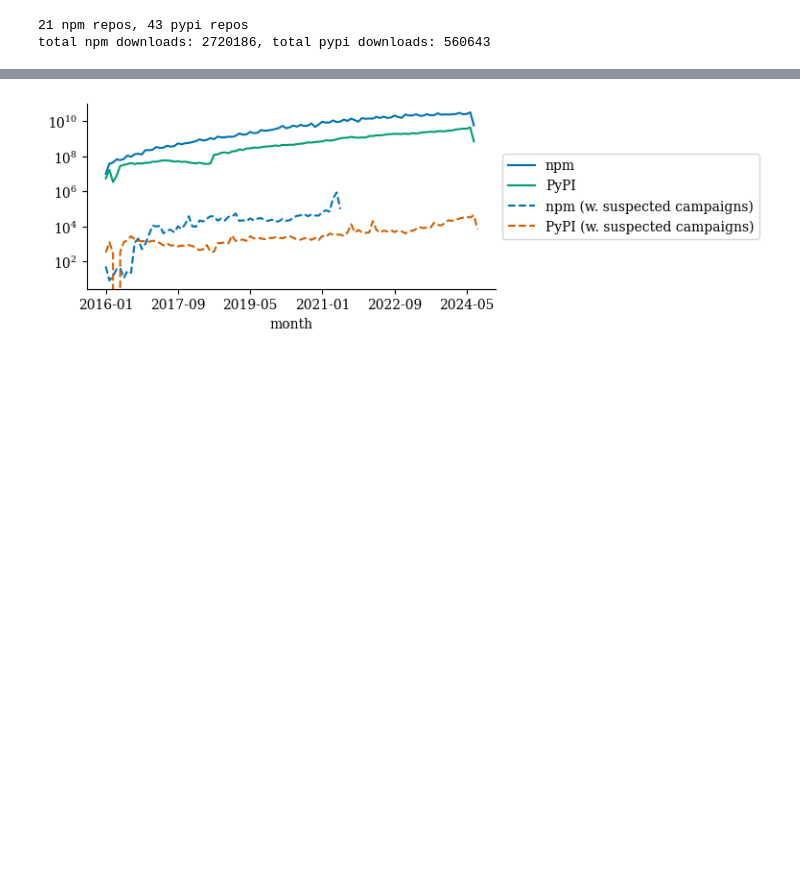
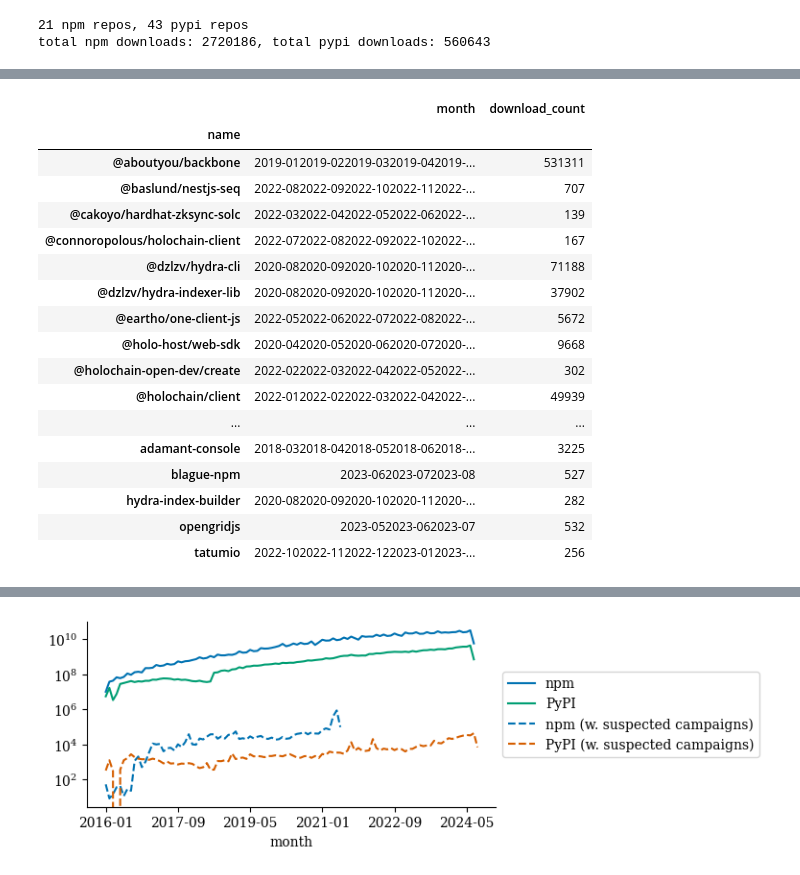
Before and after one commit to hehao98/StarScout, a Jupyter notebook: rq1-supply-chain.ipynb, the cells around one changed output, grey strips where cells are left out. Saved outputs shown, nothing was run; the diff lists cells and outputs as text; code cells hidden in the pictures; blank space fills up the shorter version.

```diff
--- a/rq2-supply-chain.ipynb
+++ b/rq1-supply-chain.ipynb
@@ -30,0 +43,21 @@ total npm downloads: 2720186, total pypi downloads: 560643
+# %%
+npm_downloads.groupby("name").sum()
+# %% [output]
+|  | month | download_count |
+| name |  |  |
+| @aboutyou/backbone | 2019-012019-022019-032019-042019-... | 531311 |
+| @baslund/nestjs-seq | 2022-082022-092022-102022-112022-... | 707 |
+| @cakoyo/hardhat-zksync-solc | 2022-032022-042022-052022-062022-... | 139 |
+| @connoropolous/holochain-client | 2022-072022-082022-092022-102022-... | 167 |
+| @dzlzv/hydra-cli | 2020-082020-092020-102020-112020-... | 71188 |
+| @dzlzv/hydra-indexer-lib | 2020-082020-092020-102020-112020-... | 37902 |
+| @eartho/one-client-js | 2022-052022-062022-072022-082022-... | 5672 |
+| @holo-host/web-sdk | 2020-042020-052020-062020-072020-... | 9668 |
+| @holochain-open-dev/create | 2022-022022-032022-042022-052022-... | 302 |
+| @holochain/client | 2022-012022-022022-032022-042022-... | 49939 |
+| ... | ... | ... |
+| adamant-console | 2018-032018-042018-052018-062018-... | 3225 |
+| blague-npm | 2023-062023-072023-08 | 527 |
+| hydra-index-builder | 2020-082020-092020-102020-112020-... | 282 |
+| opengridjs | 2023-052023-062023-07 | 532 |
+| tatumio | 2022-102022-112022-122023-012023-... | 256 |
```
Also changed, not shown: parts of 2 cells of this notebook, 7 other files.
